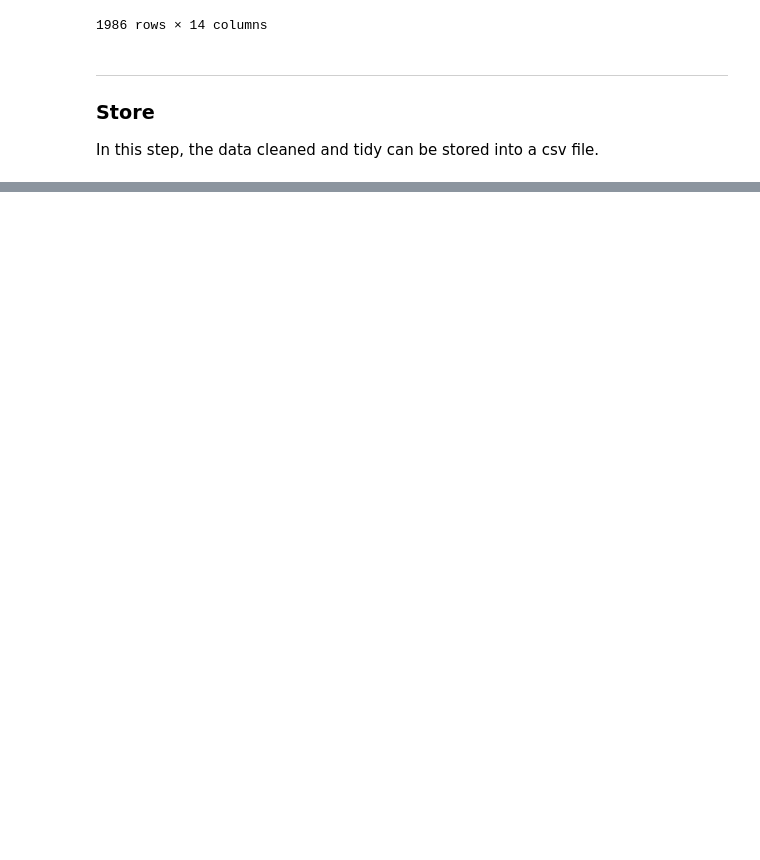
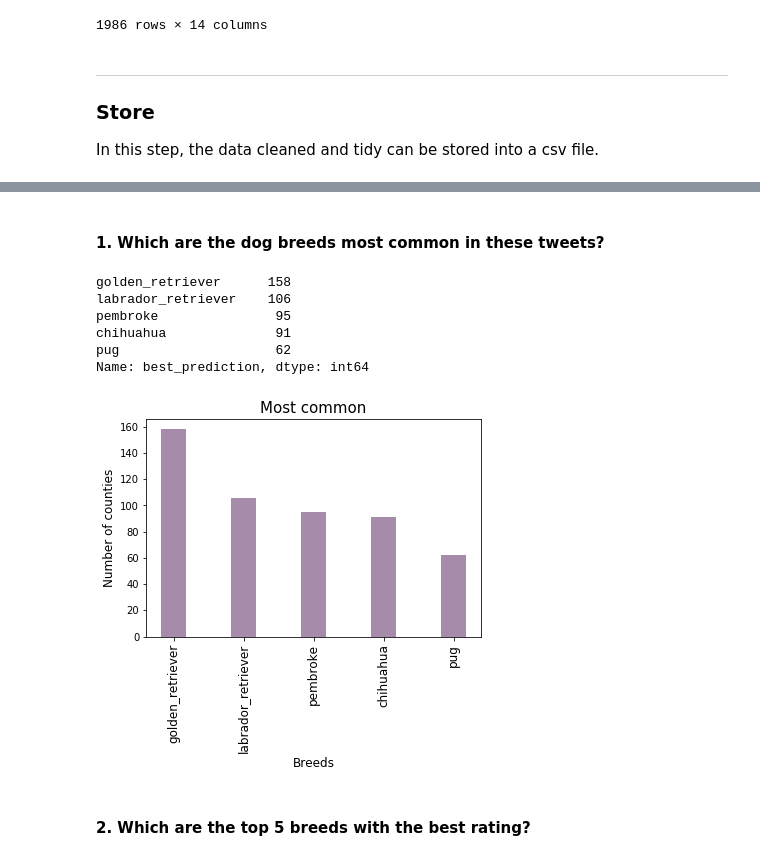
Before and after one commit to suefenali/data_analysis_nanodegree, a Jupyter notebook: project_4/wrangle_act.ipynb, the cells around one changed output, grey strips where cells are left out. Saved outputs shown, nothing was run; the diff lists cells and outputs as text; code cells hidden in the pictures; blank space fills up the shorter version.

Commit message:
Add analysis and visualization

```diff
--- a/project_4/wrangle_act.ipynb
+++ b/project_4/wrangle_act.ipynb
@@ -37,6 +37,9 @@ This project intents to wrangle data from the Twitter [WeRateDogs](https://twitt
 <a id='requirements'></a>
 #### Requirements
 # %%
+import warnings
+warnings.filterwarnings('ignore')
+
 import pandas as pd
 import numpy as np
 import requests
@@ -44,6 +47,13 @@ import os
 import tweepy
 import time
 import json
+import seaborn as sns
+import matplotlib.pyplot as plt
+
+from IPython.display import Image
+
+%matplotlib inline
+sns.set_palette(sns.dark_palette("muted purple", input="xkcd", reverse=True))
 
 pd.set_option('display.max_rows', 500)
 pd.set_option('display.max_columns', 500)
@@ -894,0 +921,21 @@ twitter_data.to_csv('twitter_archive_master.csv', index=False)
+# %%
+twitter_dogs = twitter_data[twitter_data['is_dog'] == True]
+twitter_not_dogs = twitter_data[twitter_data['is_dog'] == False]
+# %% [markdown]
+#### 1. Which are the dog breeds most common in these tweets?
+# %%
+most_common = twitter_dogs.best_prediction.value_counts().head(5)
+most_common
+# %% [output]
+golden_retriever      158
+labrador_retriever    106
+pembroke               95
+chihuahua              91
+pug                    62
+Name: best_prediction, dtype: int64
+# %%
+plot_visual(most_common, 'Breeds', 'Number of counties', 'Most common')
+# %% [output]
+[figure, added]
+# %% [markdown]
+#### 2. Which are the top 5 breeds with the best rating?
```
Also changed, not shown: parts of 28 cells of this notebook.
